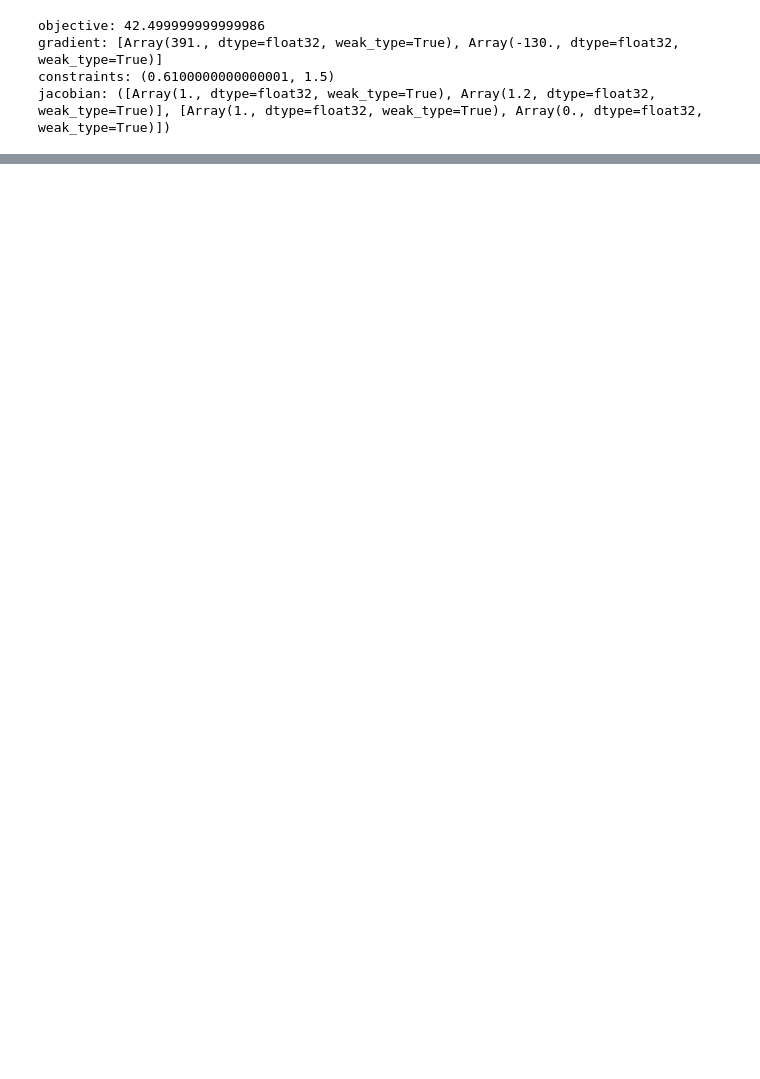
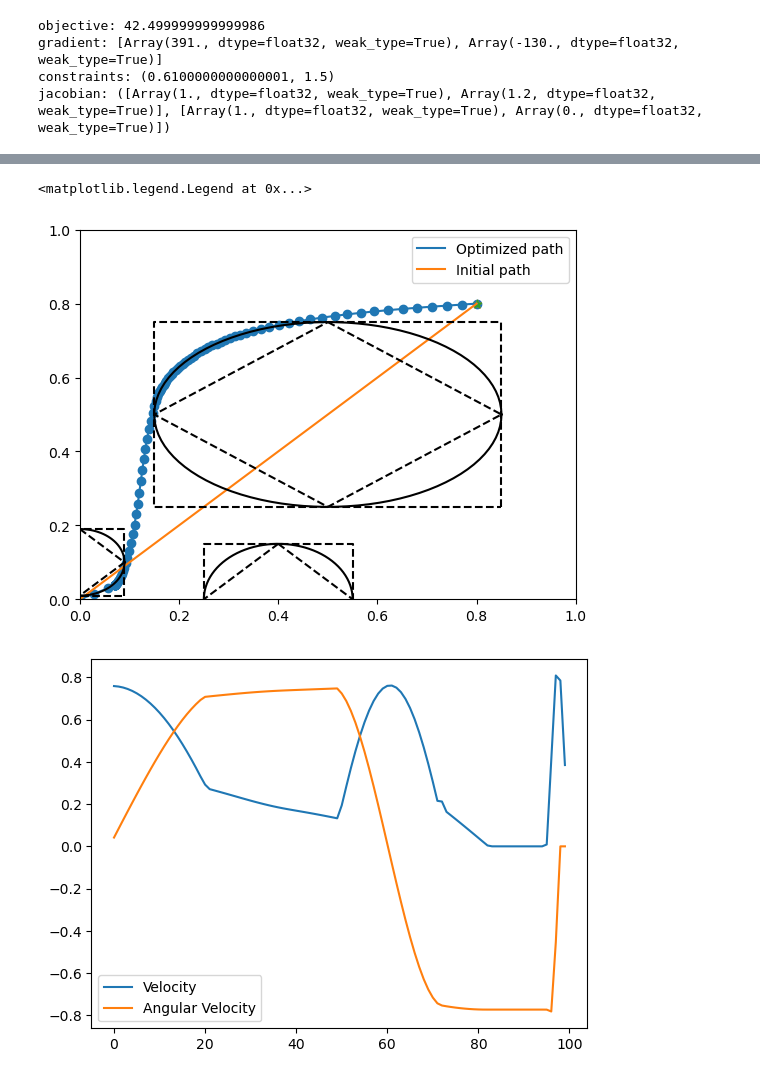
Before and after one commit to leyffer/m2dtIceSheet, a Jupyter notebook: notebooks/1-2_initial_DAE_optimization.ipynb, the cells around one changed output, grey strips where cells are left out. Cells and saved outputs as stored; diff of their text form; code cells hidden in the pictures; blank space fills up the shorter version.

```diff
--- a/notebooks/1-2_initial_DAE_optimization.ipynb
+++ b/notebooks/1-2_initial_DAE_optimization.ipynb
@@ -394,0 +814,20 @@ jacobian: ([Array(1., dtype=float32, weak_type=True), Array(1.2, dtype=float32,
+# %%
+# Set the initial guess for the decision variables
+initial_x = jnp.linspace(problem_obj.x0, 0.0, problem_obj.NK)
+initial_y = jnp.linspace(problem_obj.y0, 0.0, problem_obj.NK)
+initial_theta = jnp.arctan2(np.diff(initial_y, append=0.),np.diff(initial_x, append=0.))
+initial_v = jnp.ones(initial_x.shape)
+initial_acc = jnp.ones(initial_x.shape)
+initial_omega = jnp.ones(initial_x.shape)
+initial_omega_acc = jnp.ones(initial_x.shape)
+
+x0 = problem_obj.var_joiner(initial_x, initial_y, initial_theta, initial_v, initial_acc, initial_omega, initial_omega_acc)
+
+# problem.add_option("hessian_approximation", "limited-memory")
+# Solve the problem
+solution, info = problem.solve(x0)
+# solution, info = problem.solve(solution)
+
+# Print the solution
+# print(f"Solution: {solution}")
+print(f"Objective value: {info['obj_val']}")
@@ -394,0 +858,54 @@ jacobian: ([Array(1., dtype=float32, weak_type=True), Array(1.2, dtype=float32,
+# %%
+(x, y, theta, v, acc, omega, omega_acc) = problem_obj.var_splitter(solution)
+
+
+plt.figure()
+plt.plot(x, y, label="Optimized path")
+plt.scatter(x, y)
+plt.scatter(x[0], y[0], marker='*')
+plt.scatter(problem_obj.x0, problem_obj.y0, marker='*')
+plt.xlim([-0,1])
+plt.ylim([-0,1])
+
+plt.plot(initial_x, initial_y, label="Initial path")
+
+obstacle_shape = "circle"
+
+if obstacle_shape == "circle":
+    style = 'k'
+else:
+    style = 'k--'
+# circle
+t = np.linspace(0, 2*np.pi, 100)
+for cx, cy, rx, ry in zip(problem_obj.cxs, problem_obj.cys, problem_obj.rxs, problem_obj.rys):
+    plt.plot(rx*np.cos(t) + cx, ry*np.sin(t) + cy, style)
+
+if obstacle_shape == "diamond":
+    style = 'k'
+else:
+    style = 'k--'
+# diamond
+for cx, cy, rx, ry in zip(problem_obj.cxs, problem_obj.cys, problem_obj.rxs, problem_obj.rys):
+    plt.plot([cx, cx + rx, cx, cx - rx, cx], [cy + ry, cy, cy - ry, cy, cy + ry], style)
+
+if obstacle_shape == "square":
+    style = 'k'
+else:
+    style = 'k--'
+# square
+for cx, cy, rx, ry in zip(problem_obj.cxs, problem_obj.cys, problem_obj.rxs, problem_obj.rys):
+    plt.plot([cx + rx, cx + rx, cx - rx, cx - rx, cx + rx], [cy -ry, cy + ry, cy + ry, cy - ry, cy - ry], style)
+
+# for poly in polygons:
+#     plt.plot(poly.vertices[:,0], poly.vertices[:,1])
+
+plt.legend()
+
+plt.figure()
+plt.plot(v, label="Velocity")
+plt.plot(omega, label="Angular Velocity")
+plt.legend()
+# %% [output]
+<matplotlib.legend.Legend at 0x...>
+[figure, added]
+[figure, added]
```
Also changed, not shown: parts of 19 cells of this notebook.
